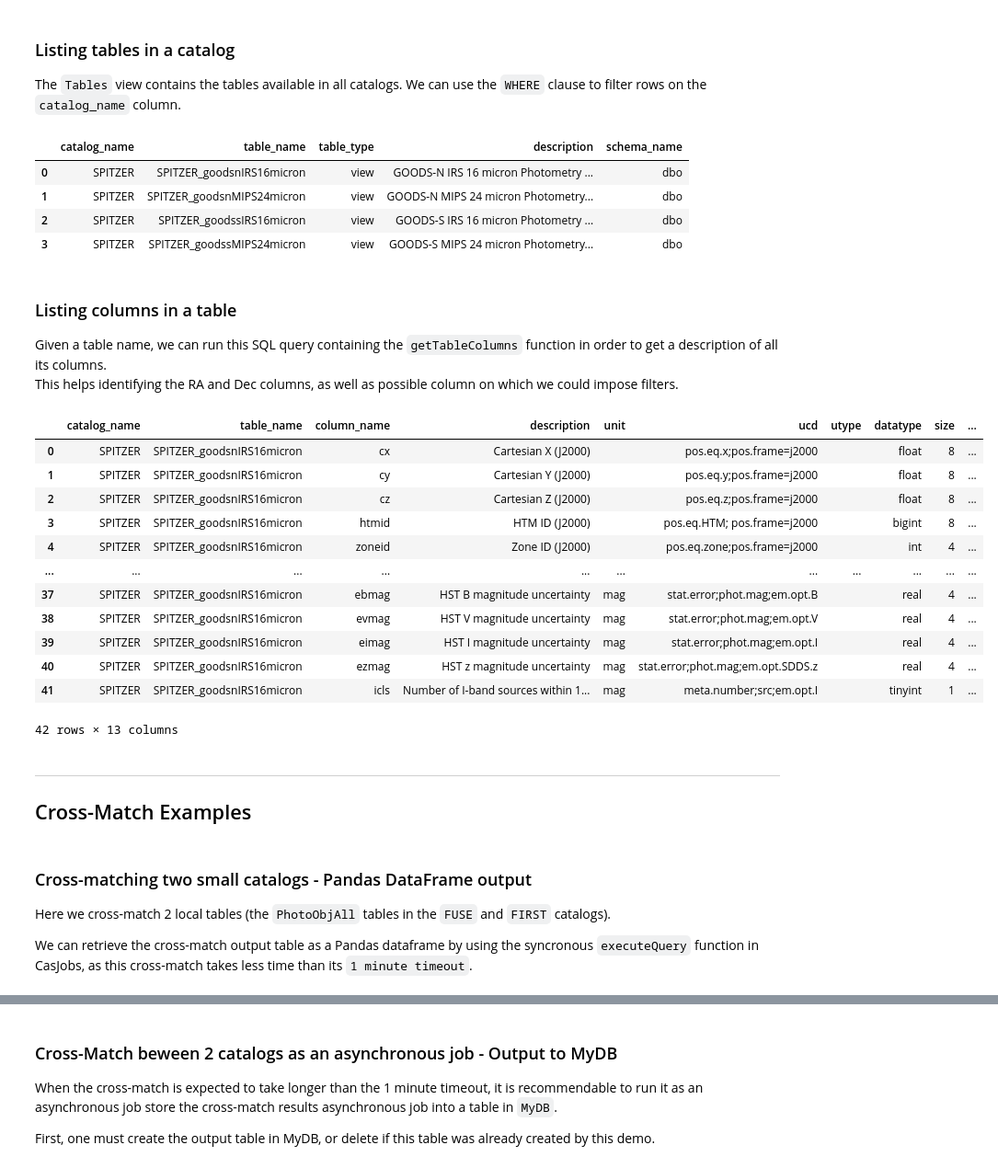
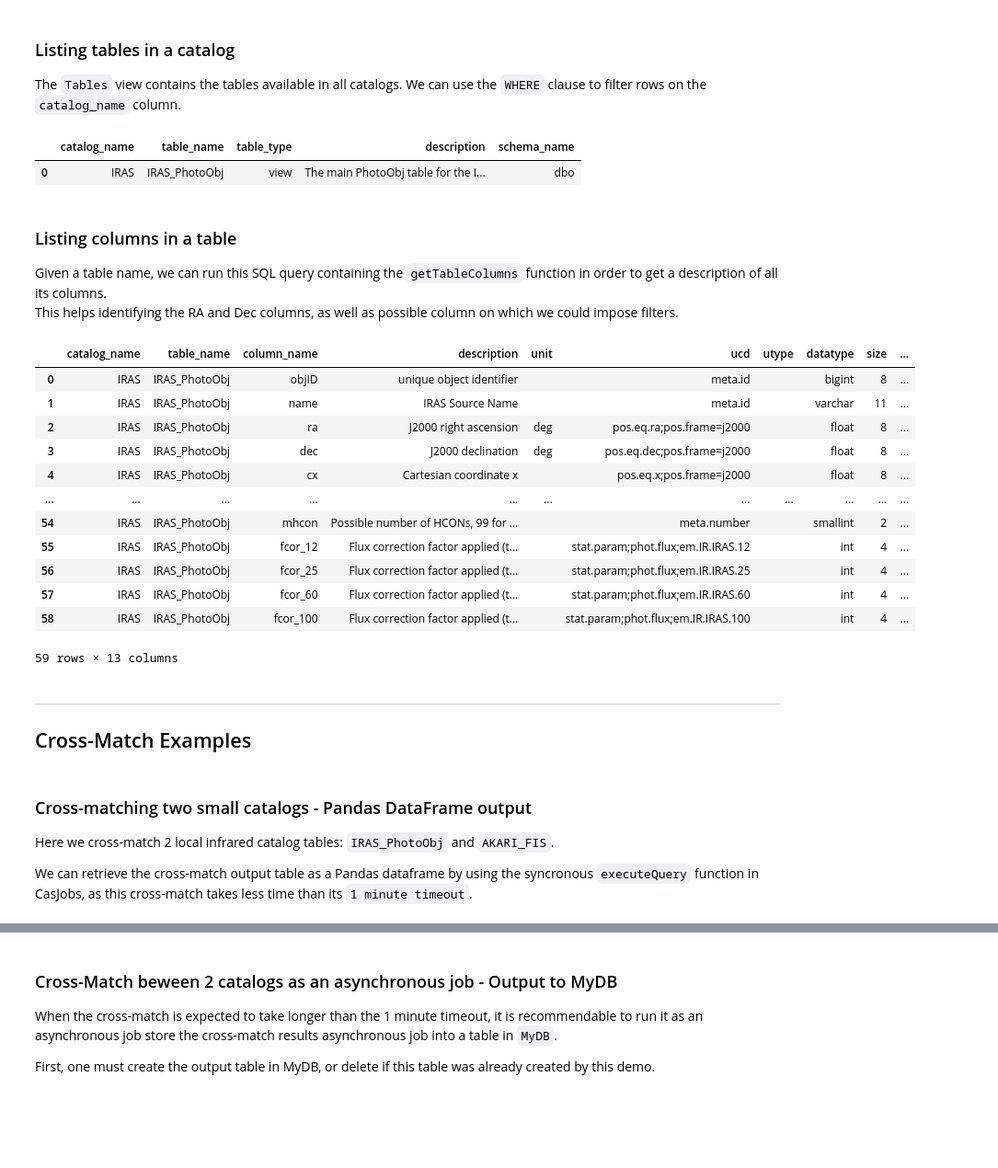
Before and after one commit to sciserver/SQLxMatch, a Jupyter notebook: demo/SQLxMatch_CasJobs_demo.ipynb, the cells around one changed output, grey strips where cells are left out. Shown at 92% size. Drawn from its saved outputs; the diff is of its cells as text; code cells hidden in the pictures; blank space fills up the shorter version.

```diff
--- a/demo/SQLxMatch_CasJobs_demo.ipynb
+++ b/demo/SQLxMatch_CasJobs_demo.ipynb
@@ -104,36 +108,33 @@ cj.executeQuery(sql, context='xmatch')
 
 The `Tables` view contains the tables available in all catalogs. We can use the `WHERE` clause to filter rows on the `catalog_name` column.
 # %%
-sql = "SELECT * FROM Tables WHERE catalog_name = 'SPITZER'"
+sql = "SELECT * FROM Tables WHERE catalog_name = 'IRAS'"
 cj.executeQuery(sql, context='xmatch')
 # %% [output]
 |  | catalog_name | table_name | table_type | description | schema_name |
-| 0 | SPITZER | SPITZER_goodsnIRS16micron | view | GOODS-N IRS 16 micron Photometry ... | dbo |
-| 1 | SPITZER | SPITZER_goodsnMIPS24micron | view | GOODS-N MIPS 24 micron Photometry... | dbo |
-| 2 | SPITZER | SPITZER_goodssIRS16micron | view | GOODS-S IRS 16 micron Photometry ... | dbo |
-| 3 | SPITZER | SPITZER_goodssMIPS24micron | view | GOODS-S MIPS 24 micron Photometry... | dbo |
+| 0 | IRAS | IRAS_PhotoObj | view | The main PhotoObj table for the I... | dbo |
 # %% [markdown]
 ### Listing columns in a table
 
 Given a table name, we can run this SQL query containing the `getTableColumns` function in order to get a description of all its columns.<br>
 This helps identifying the RA and Dec columns, as well as possible column on which we could impose filters.
 # %%
-sql = "SELECT * FROM Columns WHERE catalog_name = 'SPITZER' and table_name = 'SPITZER_goodsnIRS16micron' ORDER BY column_index"
+sql = "SELECT * FROM Columns WHERE table_name = 'IRAS_PhotoObj' ORDER BY column_index"
 cj.executeQuery(sql, context='xmatch')
 # %% [output]
 |  | catalog_name | table_name | column_name | description | unit | ucd | utype | datatype | size | ... |
-| 0 | SPITZER | SPITZER_goodsnIRS16micron | cx | Cartesian X (J2000) |  | pos.eq.x;pos.frame=j2000 |  | float | 8 | ... |
-| 1 | SPITZER | SPITZER_goodsnIRS16micron | cy | Cartesian Y (J2000) |  | pos.eq.y;pos.frame=j2000 |  | float | 8 | ... |
-| 2 | SPITZER | SPITZER_goodsnIRS16micron | cz | Cartesian Z (J2000) |  | pos.eq.z;pos.frame=j2000 |  | float | 8 | ... |
-| 3 | SPITZER | SPITZER_goodsnIRS16micron | htmid | HTM ID (J2000) |  | pos.eq.HTM; pos.frame=j2000 |  | bigint | 8 | ... |
-| 4 | SPITZER | SPITZER_goodsnIRS16micron | zoneid | Zone ID (J2000) |  | pos.eq.zone;pos.frame=j2000 |  | int | 4 | ... |
+| 0 | IRAS | IRAS_PhotoObj | objID | unique object identifier |  | meta.id |  | bigint | 8 | ... |
+| 1 | IRAS | IRAS_PhotoObj | name | IRAS Source Name |  | meta.id |  | varchar | 11 | ... |
+| 2 | IRAS | IRAS_PhotoObj | ra | J2000 right ascension | deg | pos.eq.ra;pos.frame=j2000 |  | float | 8 | ... |
+| 3 | IRAS | IRAS_PhotoObj | dec | J2000 declination | deg | pos.eq.dec;pos.frame=j2000 |  | float | 8 | ... |
+| 4 | IRAS | IRAS_PhotoObj | cx | Cartesian coordinate x |  | pos.eq.x;pos.frame=j2000 |  | float | 8 | ... |
 | ... | ... | ... | ... | ... | ... | ... | ... | ... | ... | ... |
-| 37 | SPITZER | SPITZER_goodsnIRS16micron | ebmag | HST B magnitude uncertainty | mag | stat.error;phot.mag;em.opt.B |  | real | 4 | ... |
-| 38 | SPITZER | SPITZER_goodsnIRS16micron | evmag | HST V magnitude uncertainty | mag | stat.error;phot.mag;em.opt.V |  | real | 4 | ... |
-| 39 | SPITZER | SPITZER_goodsnIRS16micron | eimag | HST I magnitude uncertainty | mag | stat.error;phot.mag;em.opt.I |  | real | 4 | ... |
-| 40 | SPITZER | SPITZER_goodsnIRS16micron | ezmag | HST z magnitude uncertainty | mag | stat.error;phot.mag;em.opt.SDDS.z |  | real | 4 | ... |
-| 41 | SPITZER | SPITZER_goodsnIRS16micron | icls | Number of I-band sources within 1... | mag | meta.number;src;em.opt.I |  | tinyint | 1 | ... |
+| 54 | IRAS | IRAS_PhotoObj | mhcon | Possible number of HCONs, 99 for ... |  | meta.number |  | smallint | 2 | ... |
+| 55 | IRAS | IRAS_PhotoObj | fcor_12 | Flux correction factor applied (t... |  | stat.param;phot.flux;em.IR.IRAS.12 |  | int | 4 | ... |
+| 56 | IRAS | IRAS_PhotoObj | fcor_25 | Flux correction factor applied (t... |  | stat.param;phot.flux;em.IR.IRAS.25 |  | int | 4 | ... |
+| 57 | IRAS | IRAS_PhotoObj | fcor_60 | Flux correction factor applied (t... |  | stat.param;phot.flux;em.IR.IRAS.60 |  | int | 4 | ... |
+| 58 | IRAS | IRAS_PhotoObj | fcor_100 | Flux correction factor applied (t... |  | stat.param;phot.flux;em.IR.IRAS.100 |  | int | 4 | ... |
-42 rows × 13 columns
+59 rows × 13 columns
 # %% [markdown]
 ---
 ## Cross-Match Examples
@@ -148,7 +149,7 @@ dec2 = 25.5
 # %% [markdown]
 ### Cross-matching two small catalogs - Pandas DataFrame output
 
-Here we cross-match 2 local tables (the `PhotoObjAll` tables in the `FUSE` and `FIRST` catalogs).
+Here we cross-match 2 local infrared catalog tables: `IRAS_PhotoObj` and `AKARI_FIS`.
 
 We can retrieve the cross-match output table as a Pandas dataframe by using the syncronous `executeQuery` function in CasJobs, as this cross-match takes less time than its `1 minute timeout`.
 # %%
```
Also changed, not shown: parts of 8 cells of this notebook, 3 other files.
